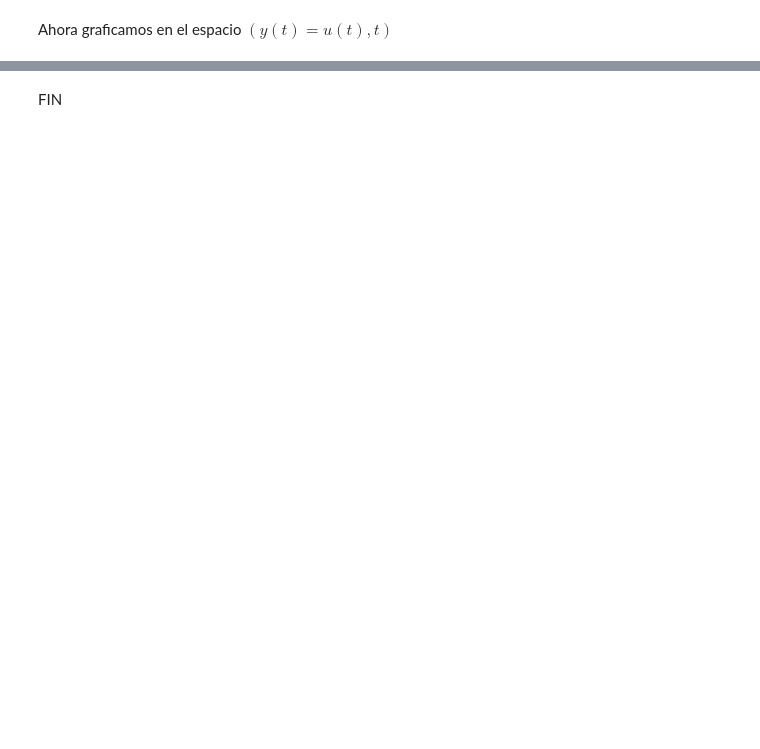
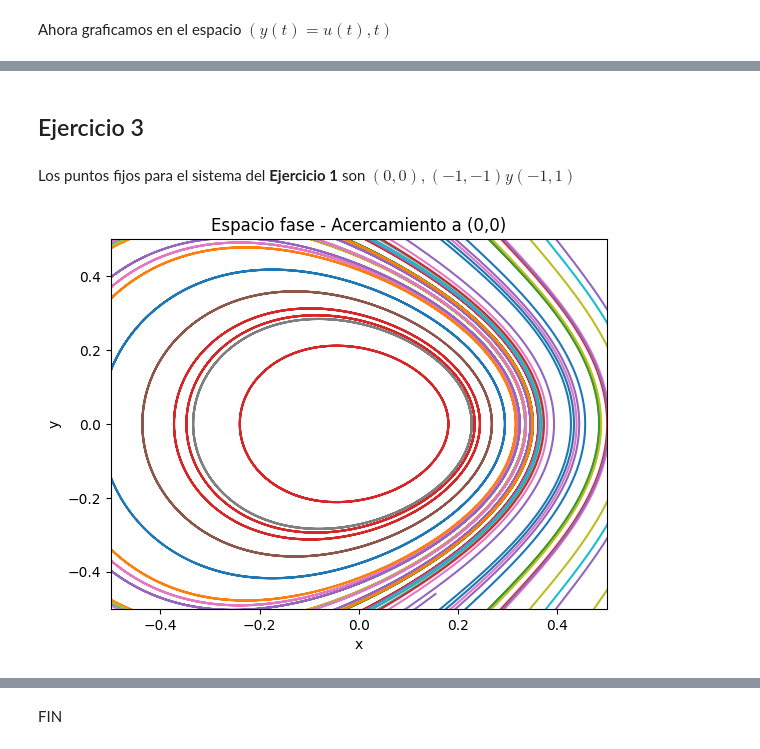
Before and after one commit to SebastianNegrete/Fisica_Computacional_Negrete_Aragon, a Jupyter notebook: Tarea_14.ipynb, the cells around one changed output, grey strips where cells are left out. Saved outputs shown, nothing was run; the diff lists cells and outputs as text; code cells hidden in the pictures; blank space fills up the shorter version.

Commit message:
Se incluyen los ejercicios 3 y 4

```diff
--- a/Tarea_14.ipynb
+++ b/Tarea_14.ipynb
@@ -184,0 +185,21 @@ end
+# %% [markdown]
+## Ejercicio 3
+# %% [markdown]
+Los puntos fijos para el sistema del __Ejercicio 1__ son $(0,0), (-1,-1) y (-1,1)$
+# %%
+#Acercamiento a (0,0)
+for i in 1:400 #400 iteraciones -> 400 soluciones dadas 400 condiciones iniciales x0,y0
+    ci_x_1=3*(2*rand(1)-1) #Condición inicial para x
+    ci_y_1=3*(2*rand(1)-1) #Condición inicial para y
+    vs_1=RungeKutta4(F,listat,[ci_x_1,ci_y_1])
+    lista_x_1=ent(vs_1,1) #Primeras entradas de vs
+    lista_y_1=ent(vs_1,2) #Segundas entradas de vs
+    plot(lista_x_1,lista_y_1)
+    title("Espacio fase - Acercamiento a (0,0)")
+    xlim([-0.5,0.5]) #Límite en x
+    ylim([-0.5,0.5]) #Límite en y
+    xlabel("x")
+    ylabel("y")
+end
+# %% [output]
+[figure, added]
```
Also changed, not shown: parts of 10 cells of this notebook.
